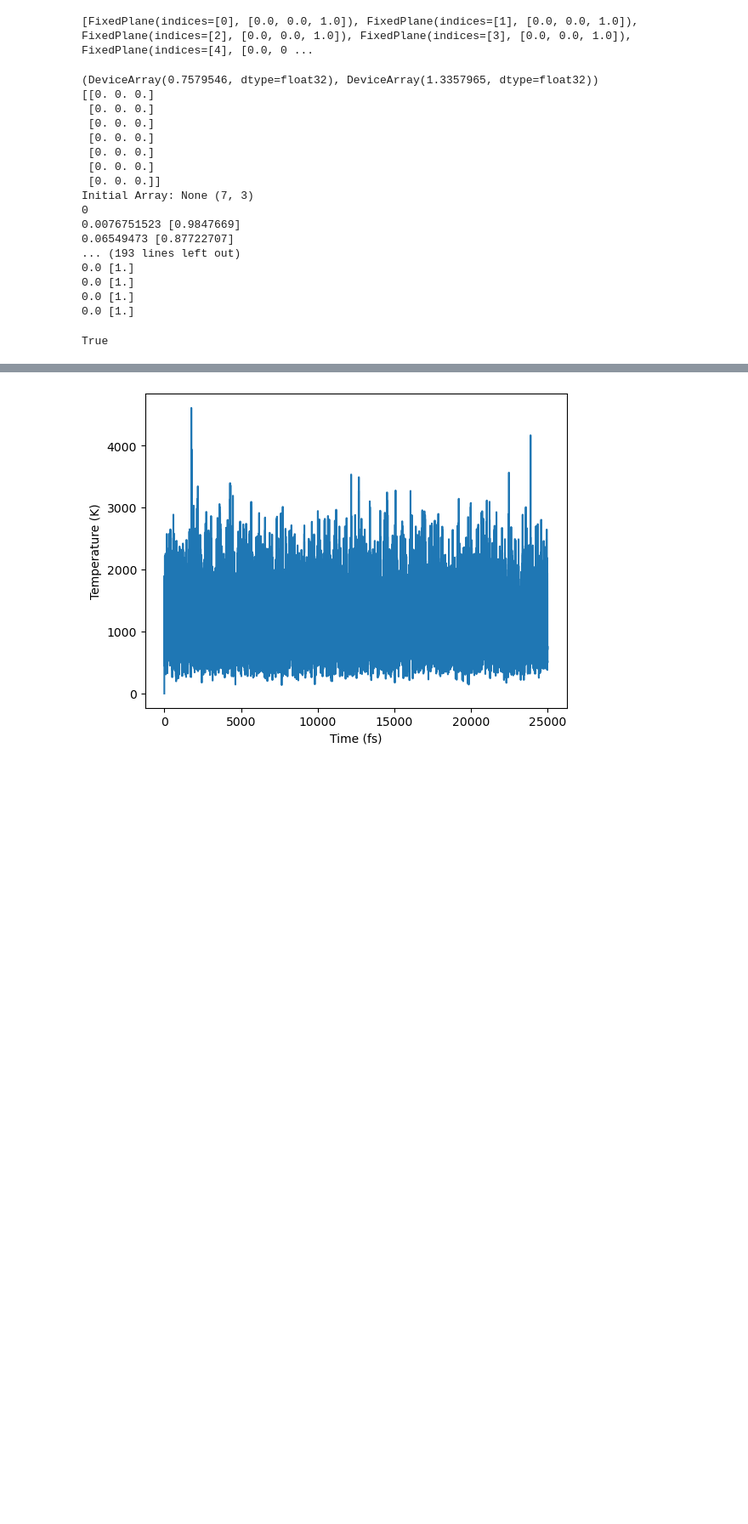
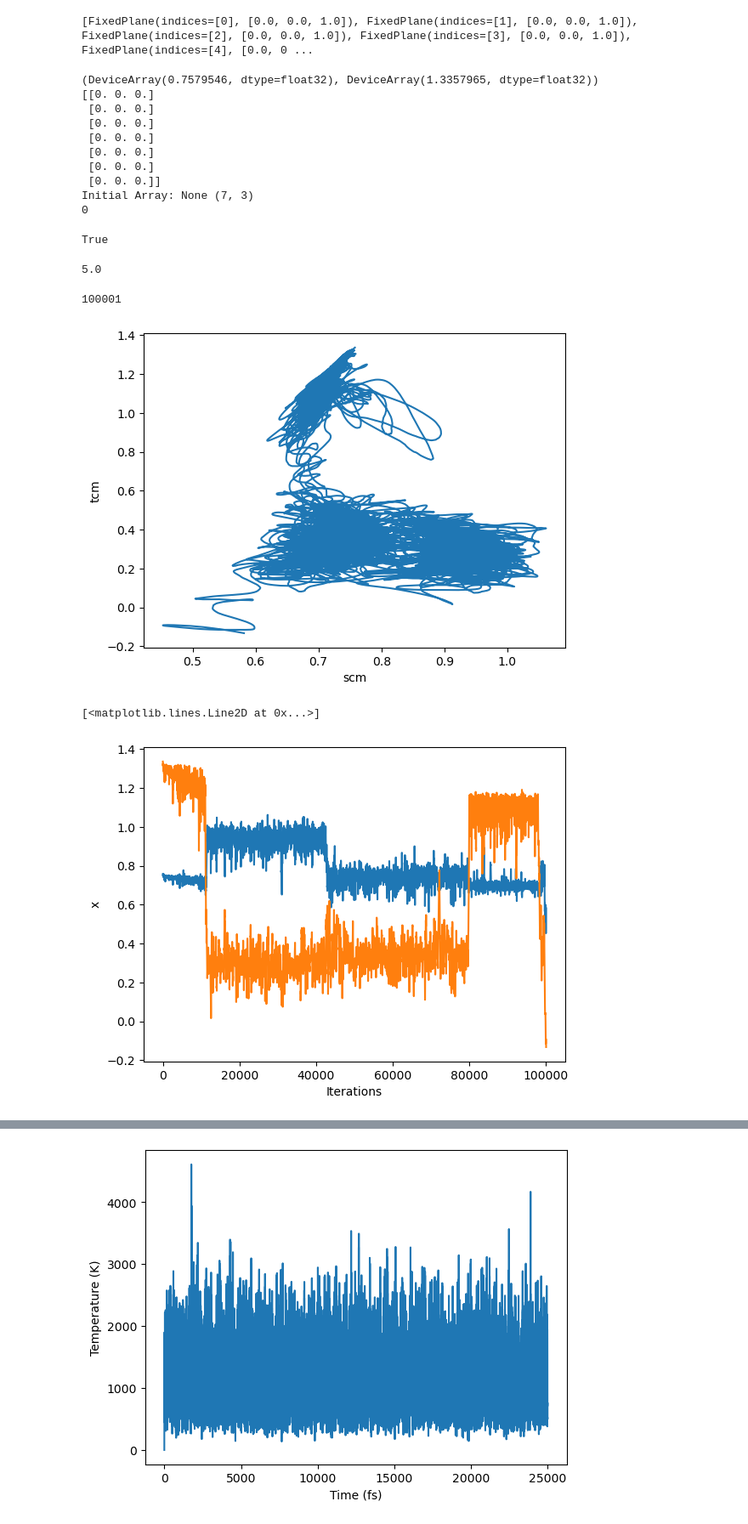
Before and after one commit to Nilsgoe/biASE, a Jupyter notebook: Metadynamics_test.ipynb, the cells around one changed output, grey strips where cells are left out. Shown at 85% size. Saved outputs shown, nothing was run; the diff lists cells and outputs as text; code cells hidden in the pictures; blank space fills up the shorter version.

```diff
--- a/Metadynamics_test.ipynb
+++ b/Metadynamics_test.ipynb
@@ -30,10 +30,3 @@ import time
 import jax.numpy as jnp
 from jax import jit
 from jax import grad ,jacfwd,jacrev
-# %%
-class Metadynamics(Langevin):
-    """
-
-    """
-    ### list of suported thermostats
-    thermostats=['Langevin']
@@ -1816,7 +1141,7 @@ atoms.calc = LinearCombinationCalculator([calc1,calc2],[0.5,0.5])'''
 from functools import partial
 dyn = WT_Metadynamics(atoms, timestep=timestep, temperature_K=0.1/units.kB, friction=1, trajectory='metad3.traj'
                       ,fixcm=False,cvs=partial(_cvs_moments, cutoff=1.5),interval_size=500,std_dev=0.1,bias_height=.05,output_file='test3.txt',well_temp=0.1) #Langevin(atoms, timestep=.5 * units.fs, temperature_K=0.1/units.kB, friction=1, trajectory='metad.traj',fixcm=False) #
-N_steps = int(1e5)
+N_steps = int(5e5)
 dyn.run(N_steps)
 # %% [output]
 (DeviceArray(0.7579546, dtype=float32), DeviceArray(1.3357965, dtype=float32))
@@ -1829,43 +1154,45 @@ dyn.run(N_steps)
  [0. 0. 0.]]
 Initial Array: None (7, 3)
 0
-0.0076751523 [0.9847669]
-0.06549473 [0.87722707]
-... (193 lines left out)
-0.0 [1.]
-0.0 [1.]
-0.0 [1.]
-0.0 [1.]
 True
+# %%
+500000/1e5
+# %% [output]
+5.0
 # %%
-traj = read('metad.traj@::')
+traj = read('metad3.traj@::')
 print(len(traj))
 
 
 scm = np.zeros(len(traj))
 tcm = np.zeros(len(traj))
 
 # Define an array to store the temperature at each step
 temperatures = np.zeros(len(traj))
 # Define an array to store the energy at each step
 energy = np.zeros(len(traj))
 kin = np.zeros(len(traj))
 pot = np.zeros(len(traj))
 
 for i,snap in enumerate(traj):
     #print(i)
     #print(snap.calc)
     xyz = snap.get_positions()
     scm[i],tcm[i] =_cvs_moments(xyz,cutoff=1.5)
     # Record the temperature at this step
     temperatures[i] = snap.get_temperature()
     pot[i] = snap.get_potential_energy()
     kin[i] = snap.get_kinetic_energy()
     energy[i] =snap.get_total_energy()
 
 plot_2d_bias(trajectory=[scm,tcm],pic_name='Metadyn_biase.png')
 plt.xlabel('Iterations')
 plt.ylabel('x')
 plt.plot(scm)
 plt.plot(tcm)
 #plt.savefig('X_movement_DW_C.png')
+# %% [output]
+100001
+[figure, added]
+[<matplotlib.lines.Line2D at 0x...>]
+[figure, added]
```
Also changed, not shown: parts of 26 cells of this notebook, 9 other files.
